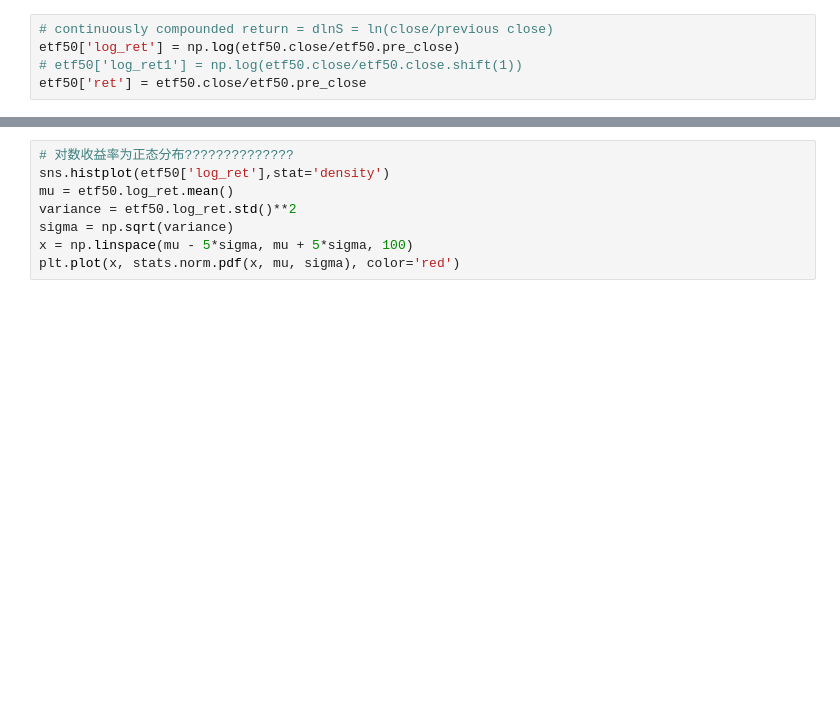
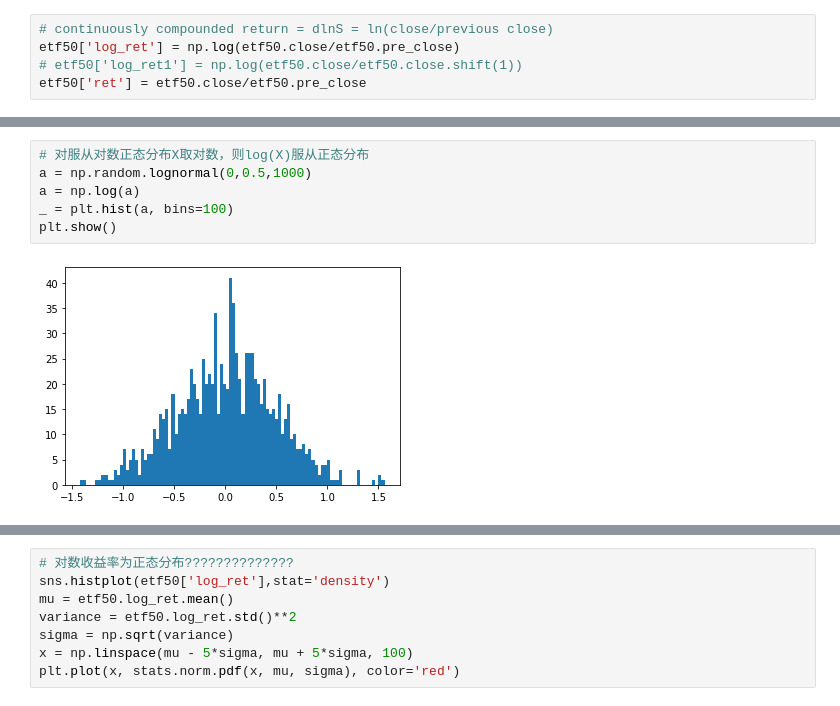
Before and after one commit to danielyang1009/project-test, a Jupyter notebook: main.ipynb, the cells around one changed output, grey strips where cells are left out. Drawn from its saved outputs; the diff is of its cells as text; blank space fills up the shorter version.

```diff
--- a/main.ipynb
+++ b/main.ipynb
@@ -33,0 +80,8 @@ plt.show()
+# %%
+# 对服从对数正态分布X取对数，则log(X)服从正态分布
+a = np.random.lognormal(0,0.5,1000)
+a = np.log(a)
+_ = plt.hist(a, bins=100)
+plt.show()
+# %% [output]
+[figure, added]
```
Also changed, not shown: parts of 12 cells of this notebook.
